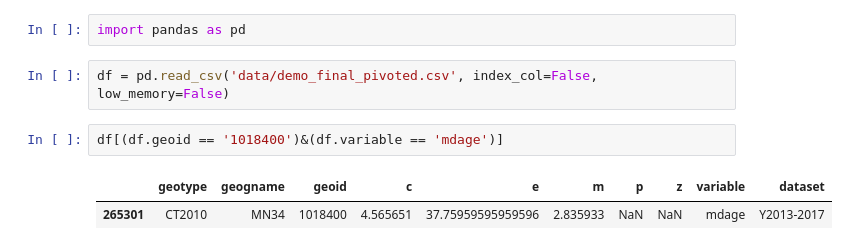
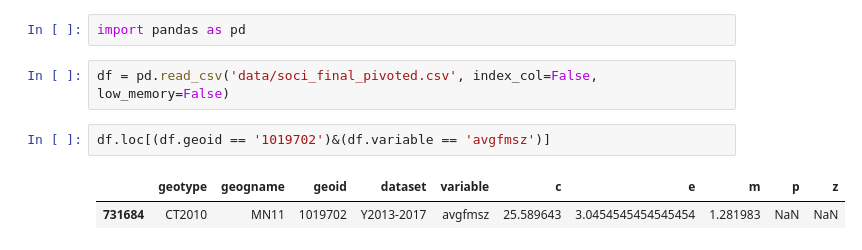
Before and after one commit to NYCPlanning/db-acs, a Jupyter notebook: qaqc.ipynb, the cells around one changed output. Saved outputs shown, nothing was run; the diff lists cells and outputs as text.

```diff
--- a/qaqc.ipynb
+++ b/qaqc.ipynb
@@ -1,9 +1,9 @@
 # %%
 import pandas as pd
 # %%
-df = pd.read_csv('data/demo_final_pivoted.csv', index_col=False, low_memory=False)
+df = pd.read_csv('data/soci_final_pivoted.csv', index_col=False, low_memory=False)
 # %%
-df[(df.geoid == '1018400')&(df.variable == 'mdage')]
+df.loc[(df.geoid == '1019702')&(df.variable == 'avgfmsz')]
 # %% [output]
-|  | geotype | geogname | geoid | c | e | m | p | z | variable | dataset |
-| 265301 | CT2010 | MN34 | 1018400 | 4.565651 | 37.75959595959596 | 2.835933 | NaN | NaN | mdage | Y2013-2017 |
+|  | geotype | geogname | geoid | dataset | variable | c | e | m | p | z |
+| 731684 | CT2010 | MN11 | 1019702 | Y2013-2017 | avgfmsz | 25.589643 | 3.0454545454545454 | 1.281983 | NaN | NaN |
```
Also changed, not shown: parts of 2 cells of this notebook, 6 other files.
